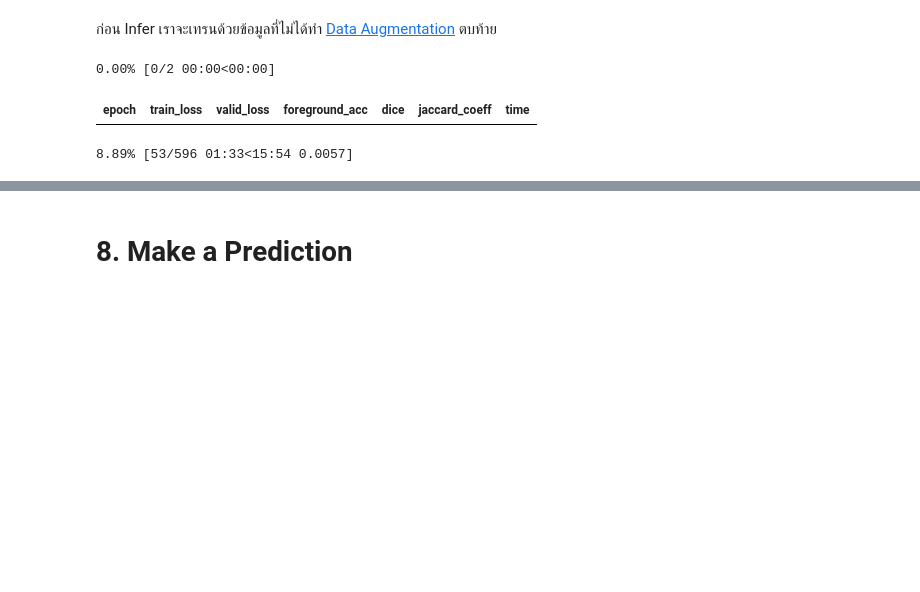
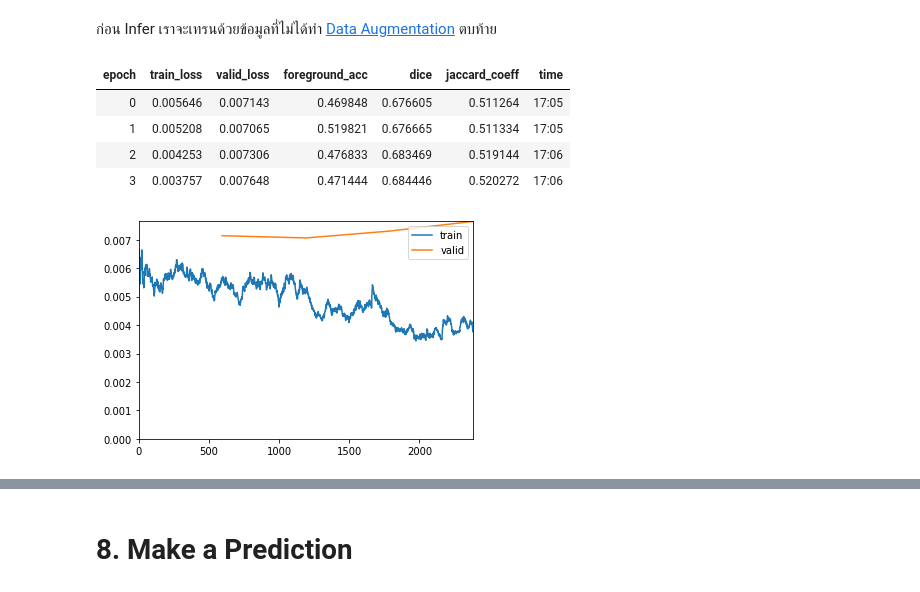
Before and after one commit to mrkcmd/bualabs, a Jupyter notebook: nbs/03c_image_segmentation_siim_acr_pneumothorax_fastai2.ipynb, the cells around one changed output, grey strips where cells are left out. Drawn from its saved outputs; the diff is of its cells as text; code cells hidden in the pictures; blank space fills up the shorter version.

```diff
--- a/nbs/03c_image_segmentation_siim_acr_pneumothorax_fastai2.ipynb
+++ b/nbs/03c_image_segmentation_siim_acr_pneumothorax_fastai2.ipynb
@@ -831,8 +807,9 @@ data = DataBlock(blocks=(ImageBlock, MaskBlock(codes)),
                   splitter=RandomSplitter(0.01),
                   item_tfms=Resize(SZ),
                   # item_tfms=Resize(SZ, method='squish'),
-                  # item_tfms=RandomResizedCrop(SZ, min_scale=0.9, ratio=(1, 1)),
-                  batch_tfms=[EchoingTransform(e)])
+                #   item_tfms=RandomResizedCrop(SZ, min_scale=0.9, ratio=(1, 1)),
+                  # batch_tfms=[EchoingTransform(e)])
+                  )
 # %%
 dls = data.dataloaders(path/'train', bs=bs)
 # %%
@@ -847,11 +824,15 @@ learn.unfreeze()
 # learn.lr_find()
 # %%
 # learn.fit_flat_cos(4, lr=slice(1e-4))
-learn.fit_one_cycle(2, lr_max=slice(3e-7, 3e-5))
+learn.fit_one_cycle(4, lr_max=slice(1e-6, 1e-4), pct_start=0.5)
+# learn.fit_one_cycle(4, lr_max=slice(1e-6, 1e-4))
 # %% [output]
-0.00% [0/2 00:00<00:00]
 | epoch | train_loss | valid_loss | foreground_acc | dice | jaccard_coeff | time |
+| 0 | 0.005646 | 0.007143 | 0.469848 | 0.676605 | 0.511264 | 17:05 |
+| 1 | 0.005208 | 0.007065 | 0.519821 | 0.676665 | 0.511334 | 17:05 |
+| 2 | 0.004253 | 0.007306 | 0.476833 | 0.683469 | 0.519144 | 17:06 |
+| 3 | 0.003757 | 0.007648 | 0.471444 | 0.684446 | 0.520272 | 17:06 |
-8.89% [53/596 01:33<15:54 0.0057]
+[figure, added]
 # %%
 learn.save('03c-unet-resnet34-512-3')
 # %%
```
Also changed, not shown: parts of 26 cells of this notebook.
